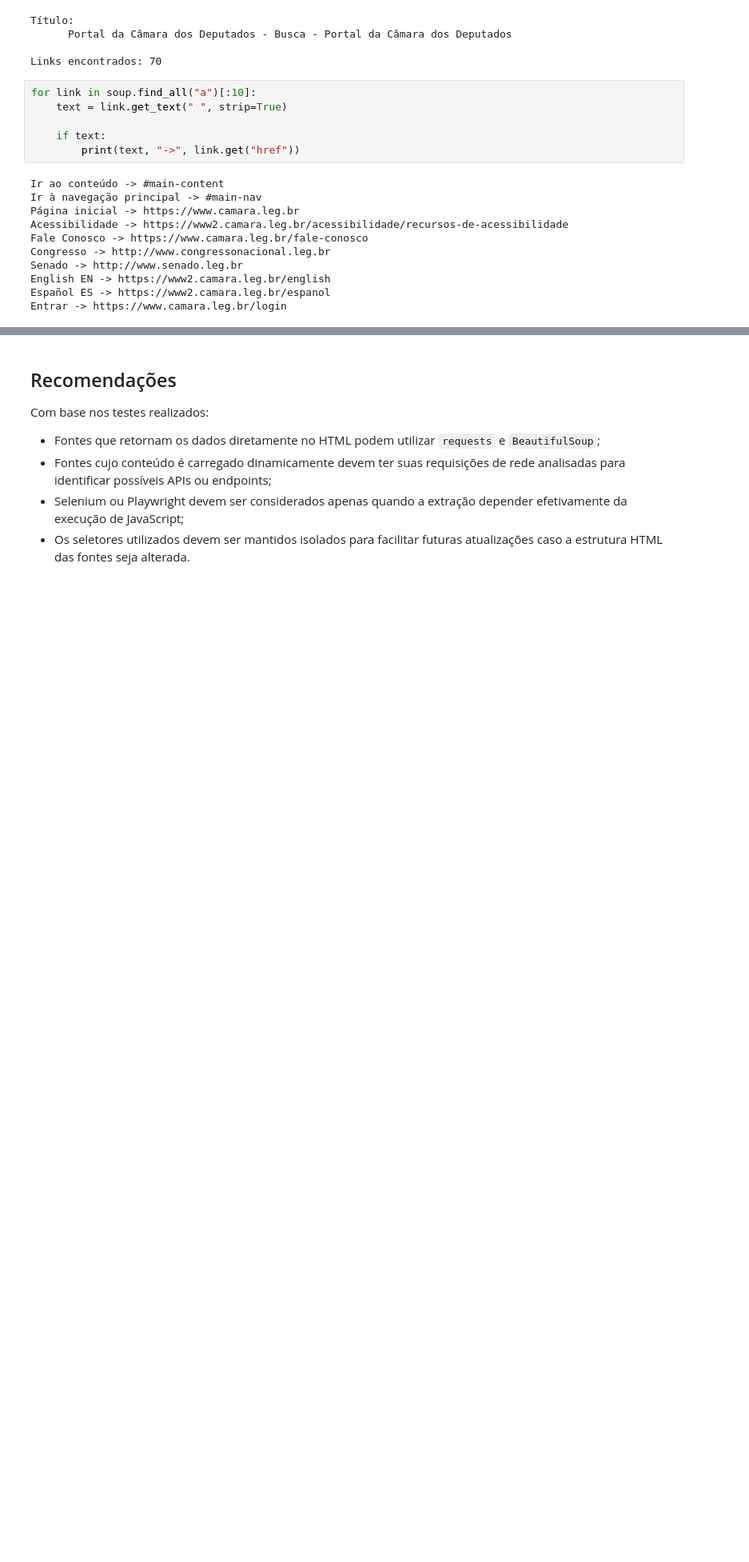
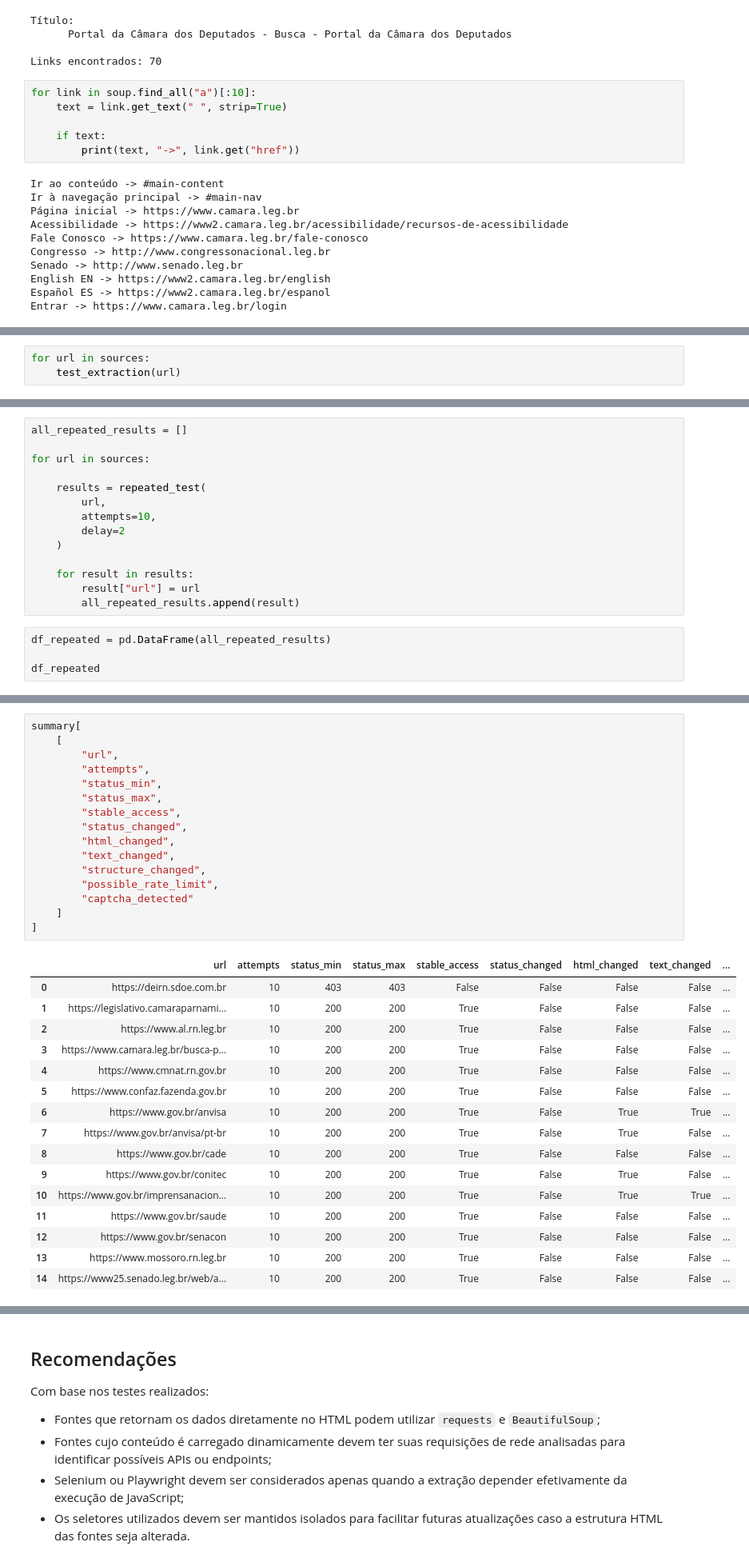
Before and after one commit to Senac-Labs-Code/relatorio-inteligente, a Jupyter notebook: experimentos/analysis..ipynb, the cells around one changed output, grey strips where cells are left out. Shown at 80% size. Cells and saved outputs as stored; diff of their text form; blank space fills up the shorter version.

Commit message:
feat(teste): Foi posto teste automatizado de verificação de rate limit nas páginas solicitadas assim como a repetição dos testes para verificar o comportamento

```diff
--- a/experimentos/analysis..ipynb
+++ b/experimentos/analysis..ipynb
@@ -356,0 +458,3 @@ Entrar -> https://www.camara.leg.br/login
+# %%
+for url in sources:
+    test_extraction(url)
@@ -356,0 +555,18 @@ Entrar -> https://www.camara.leg.br/login
+# %%
+all_repeated_results = []
+
+for url in sources:
+
+    results = repeated_test(
+        url,
+        attempts=10,
+        delay=2
+    )
+
+    for result in results:
+        result["url"] = url
+        all_repeated_results.append(result)
+# %%
+df_repeated = pd.DataFrame(all_repeated_results)
+
+df_repeated
@@ -356,0 +676,33 @@ Entrar -> https://www.camara.leg.br/login
+# %%
+summary[
+    [
+        "url",
+        "attempts",
+        "status_min",
+        "status_max",
+        "stable_access",
+        "status_changed",
+        "html_changed",
+        "text_changed",
+        "structure_changed",
+        "possible_rate_limit",
+        "captcha_detected"
+    ]
+]
+# %% [output]
+|  | url | attempts | status_min | status_max | stable_access | status_changed | html_changed | text_changed | ... |
+| 0 | https://deirn.sdoe.com.br | 10 | 403 | 403 | False | False | False | False | ... |
+| 1 | https://legislativo.camaraparnami... | 10 | 200 | 200 | True | False | False | False | ... |
+| 2 | https://www.al.rn.leg.br | 10 | 200 | 200 | True | False | False | False | ... |
+| 3 | https://www.camara.leg.br/busca-p... | 10 | 200 | 200 | True | False | False | False | ... |
+| 4 | https://www.cmnat.rn.gov.br | 10 | 200 | 200 | True | False | False | False | ... |
+| 5 | https://www.confaz.fazenda.gov.br | 10 | 200 | 200 | True | False | False | False | ... |
+| 6 | https://www.gov.br/anvisa | 10 | 200 | 200 | True | False | True | True | ... |
+| 7 | https://www.gov.br/anvisa/pt-br | 10 | 200 | 200 | True | False | True | False | ... |
+| 8 | https://www.gov.br/cade | 10 | 200 | 200 | True | False | False | False | ... |
+| 9 | https://www.gov.br/conitec | 10 | 200 | 200 | True | False | True | False | ... |
+| 10 | https://www.gov.br/imprensanacion... | 10 | 200 | 200 | True | False | True | True | ... |
+| 11 | https://www.gov.br/saude | 10 | 200 | 200 | True | False | False | False | ... |
+| 12 | https://www.gov.br/senacon | 10 | 200 | 200 | True | False | False | False | ... |
+| 13 | https://www.mossoro.rn.leg.br | 10 | 200 | 200 | True | False | False | False | ... |
+| 14 | https://www25.senado.leg.br/web/a... | 10 | 200 | 200 | True | False | False | False | ... |
```
Also changed, not shown: parts of 25 cells of this notebook.
